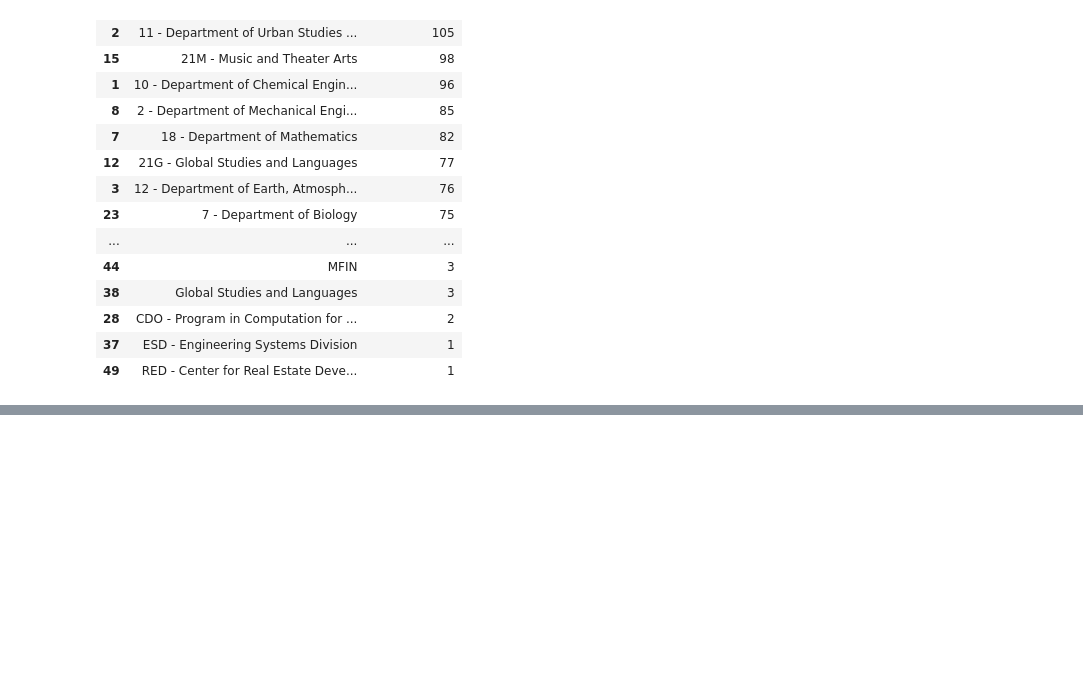
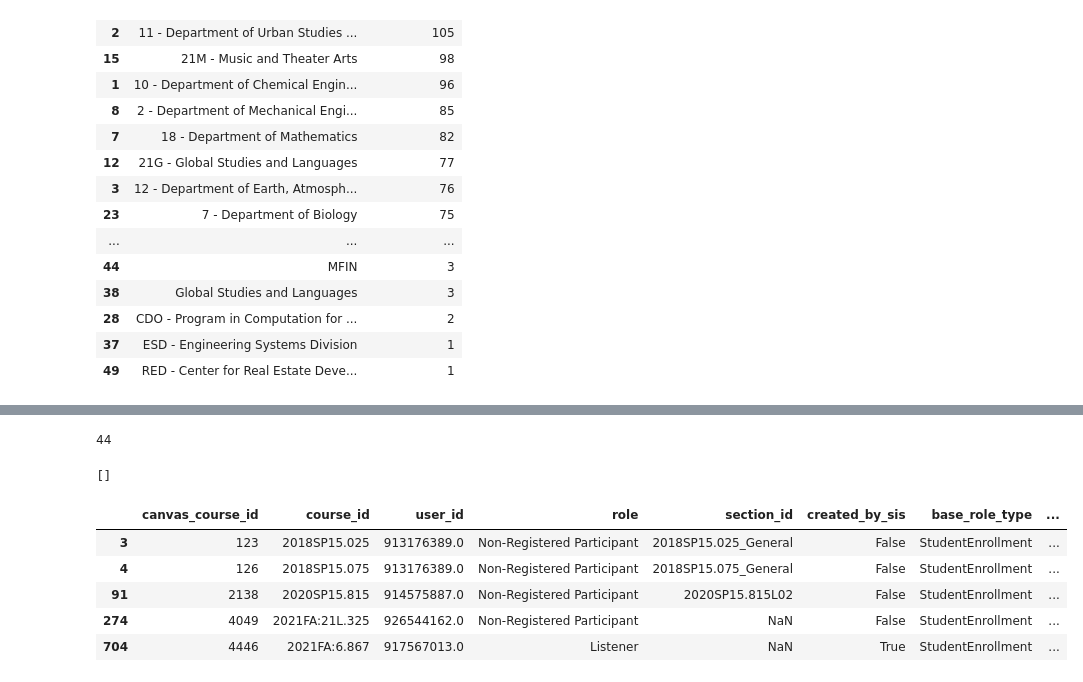
Before and after one commit to fayshaw/canvas_course_tracking, a Jupyter notebook: canvas_courses_by_lt.ipynb, the cells around one changed output, grey strips where cells are left out. Cells and saved outputs as stored; diff of their text form; code cells hidden in the pictures; blank space fills up the shorter version.

```diff
--- a/canvas_courses_by_lt.ipynb
+++ b/canvas_courses_by_lt.ipynb
@@ -313,3 +318,14 @@ filtered_courses_df[filtered_courses_df.account_id!=139].groupby('Dept',
 | 28 | CDO - Program in Computation for ... | 2 |
 | 37 | ESD - Engineering Systems Division | 1 |
 | 49 | RED - Center for Real Estate Deve... | 1 |
+# %%
+lt_emails = pd.read_csv('ad_hoc_lt_list.csv')
+lt_emails['lt_email'] = lt_emails.lt_email.str.lower()
+lt_emails_list = list(set(lt_emails.lt_email.tolist()))
+user_df = pd.read_csv('data/provisioning_csv_02_Sep_2020_581/users.csv')
+#user_df['user_id'] = pd.to_numeric(user_df['user_id'])
+user_df['email'] = user_df['email'].str.lower()
+user_df_lt = user_df[user_df.email.isin(lt_emails_list)]
+lt_df = user_df_lt[['user_id','email']]
+lt_df['user_id'] = pd.to_numeric(lt_df['user_id'])
+lt_df.sort_values(by='email')
@@ -315,0 +358,29 @@ filtered_courses_df[filtered_courses_df.account_id!=139].groupby('Dept',
+# %%
+len(set(lt_emails_list))
+# %% [output]
+44
+# %%
+user_df_lt.shape
+not_found_list = [x for x in lt_emails_list if x not in lt_df.email.tolist()]
+not_found_list
+# %% [output]
+[]
+# %%
+enroll_df = pd.read_csv('data/provisioning_csv_02_Sep_2020_581/enrollments.csv')
+cols_to_keep=['canvas_course_id', 'course_id', 'user_id', 'role', 'section_id', 'created_by_sis',
+              'base_role_type', 'limit_section_privileges']
+'''
+user_df['email'] = user_df['email'].str.lower()
+user_df_lt = user_df[user_df.email.isin(lt_emails_list)]
+user_df_lt[['user_id','email']]
+'''
+check_df = enroll_df[cols_to_keep].merge(lt_df, on='user_id', how='right')
+check_df[(check_df.base_role_type=='StudentEnrollment') &
+         (~check_df.role.isin(['student','Pre-Registered Student']))]#.role.unique()
+# %% [output]
+|  | canvas_course_id | course_id | user_id | role | section_id | created_by_sis | base_role_type | ... |
+| 3 | 123 | 2018SP15.025 | 913176389.0 | Non-Registered Participant | 2018SP15.025_General | False | StudentEnrollment | ... |
+| 4 | 126 | 2018SP15.075 | 913176389.0 | Non-Registered Participant | 2018SP15.075_General | False | StudentEnrollment | ... |
+| 91 | 2138 | 2020SP15.815 | 914575887.0 | Non-Registered Participant | 2020SP15.815L02 | False | StudentEnrollment | ... |
+| 274 | 4049 | 2021FA:21L.325 | 926544162.0 | Non-Registered Participant | NaN | False | StudentEnrollment | ... |
+| 704 | 4446 | 2021FA:6.867 | 917567013.0 | Listener | NaN | True | StudentEnrollment | ... |
```
Also changed, not shown: parts of 4 cells of this notebook, 2 other files.
